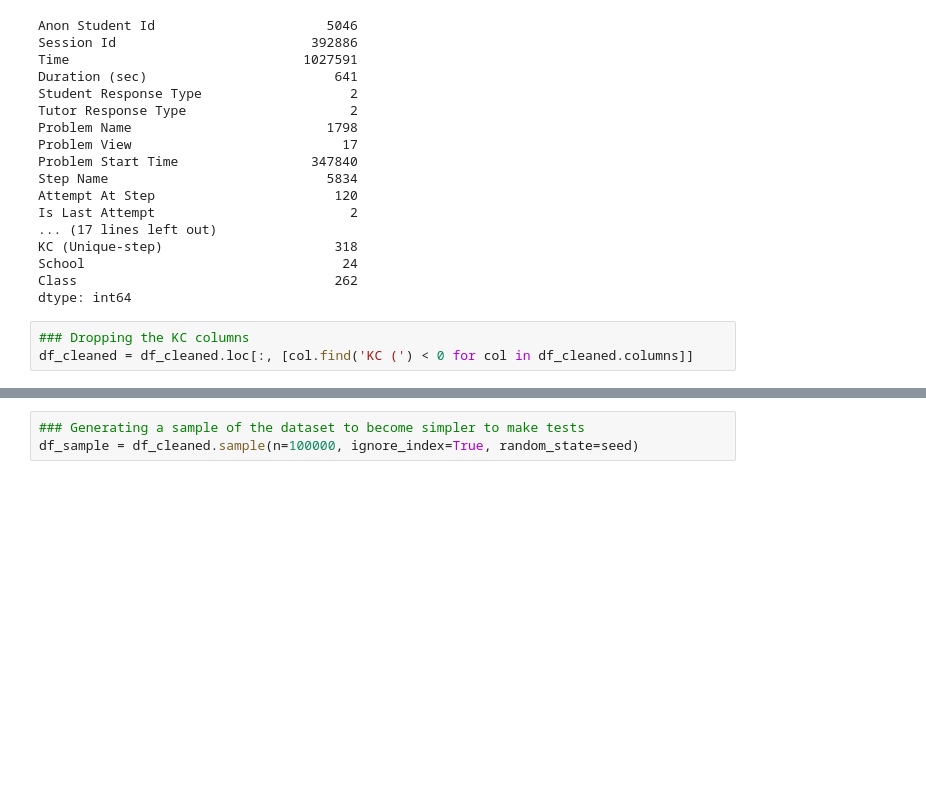
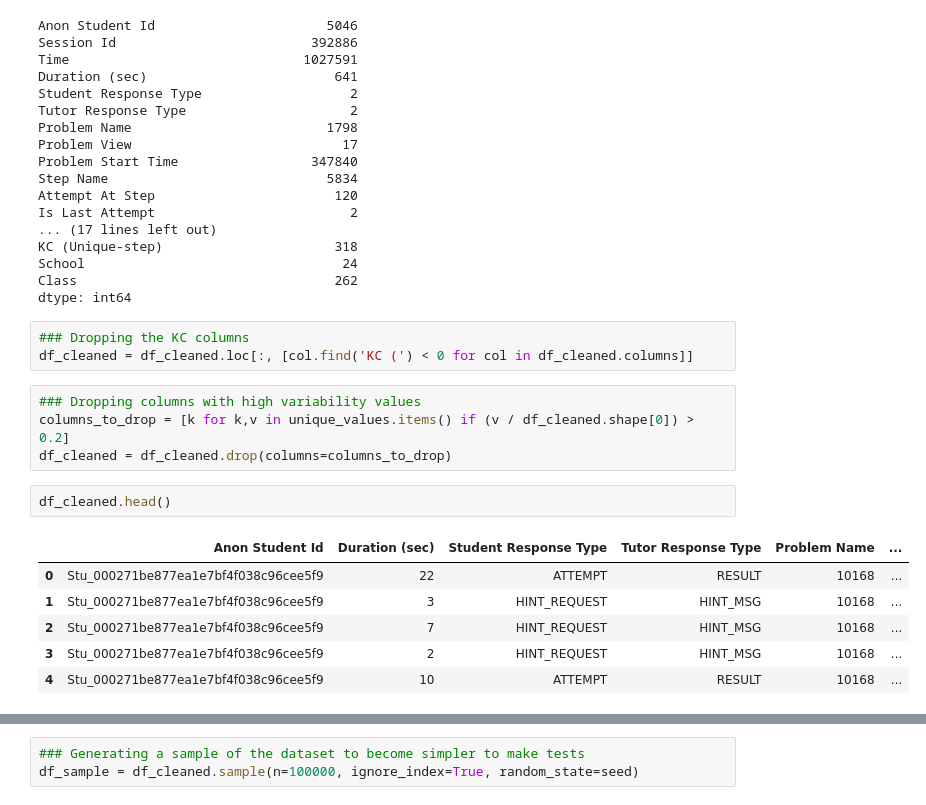
Before and after one commit to boa50/intelligent-tutoring-analysis, a Jupyter notebook: Analysis.ipynb, the cells around one changed output, grey strips where cells are left out. Cells and saved outputs as stored; diff of their text form; blank space fills up the shorter version.

```diff
--- a/Analysis.ipynb
+++ b/Analysis.ipynb
@@ -126,3 +126,16 @@ dtype: int64
 # %%
 ### Dropping the KC columns
 df_cleaned = df_cleaned.loc[:, [col.find('KC (') < 0 for col in df_cleaned.columns]]
+# %%
+### Dropping columns with high variability values
+columns_to_drop = [k for k,v in unique_values.items() if (v / df_cleaned.shape[0]) > 0.2]
+df_cleaned = df_cleaned.drop(columns=columns_to_drop)
+# %%
+df_cleaned.head()
+# %% [output]
+|  | Anon Student Id | Duration (sec) | Student Response Type | Tutor Response Type | Problem Name | ... |
+| 0 | Stu_000271be877ea1e7bf4f038c96cee5f9 | 22 | ATTEMPT | RESULT | 10168 | ... |
+| 1 | Stu_000271be877ea1e7bf4f038c96cee5f9 | 3 | HINT_REQUEST | HINT_MSG | 10168 | ... |
+| 2 | Stu_000271be877ea1e7bf4f038c96cee5f9 | 7 | HINT_REQUEST | HINT_MSG | 10168 | ... |
+| 3 | Stu_000271be877ea1e7bf4f038c96cee5f9 | 2 | HINT_REQUEST | HINT_MSG | 10168 | ... |
+| 4 | Stu_000271be877ea1e7bf4f038c96cee5f9 | 10 | ATTEMPT | RESULT | 10168 | ... |
```
Also changed, not shown: parts of 21 cells of this notebook.
